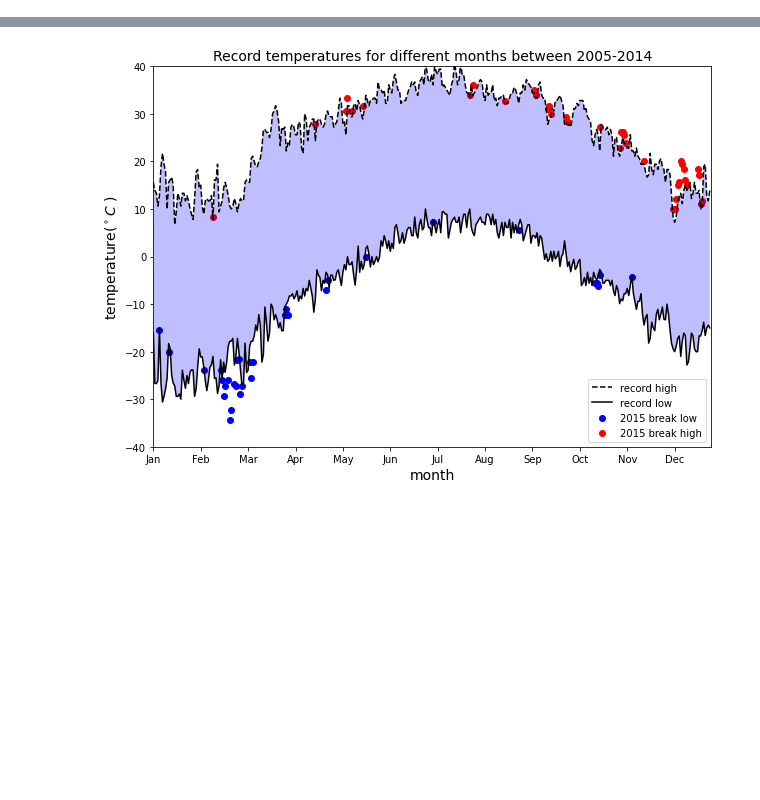
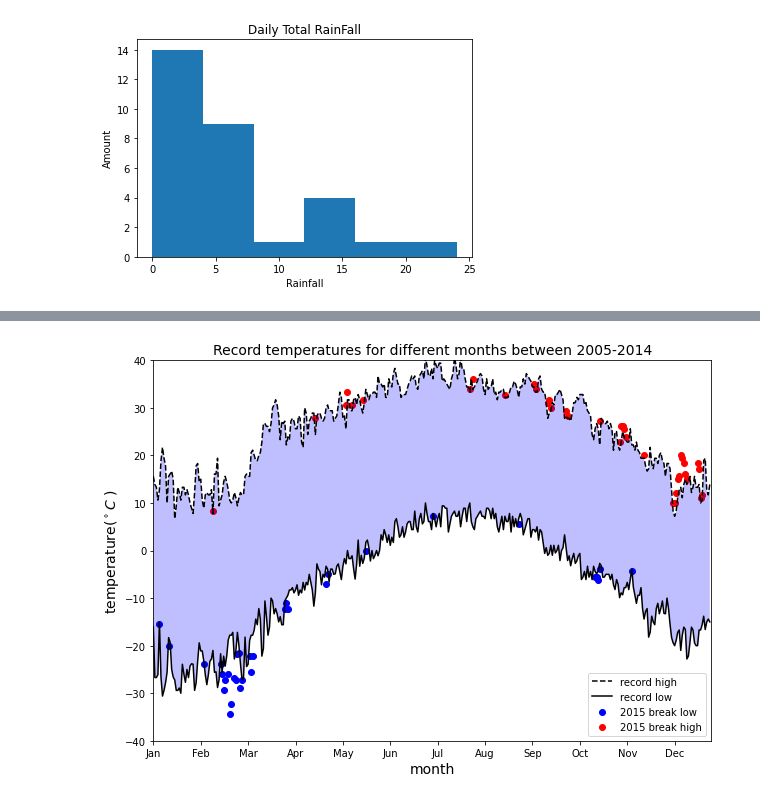
Before and after one commit to junwei567/coding_notes, a Jupyter notebook: Matplotlib/LearnMatplotlib.ipynb, the cells around one changed output, grey strips where cells are left out. Drawn from its saved outputs; the diff is of its cells as text; code cells hidden in the pictures; blank space fills up the shorter version.

```diff
--- a/Matplotlib/LearnMatplotlib.ipynb
+++ b/Matplotlib/LearnMatplotlib.ipynb
@@ -24,0 +25,40 @@ df.head()
+# %%
+daily_total_rainfall = [ 0.2,
+7.8,
+0.4,
+3.4,
+0.4,
+3.8,
+12,
+5.4,
+1.6,
+0,
+0.8,
+12.4,
+2.4,
+2,
+4.6,
+0.8,
+18.4,
+7.4,
+20.6,
+4,
+13.2,
+2,
+4,
+0,
+4.8,
+14.4,
+9.6,
+0,
+5.6,
+7.6 ]
+
+plt.hist(daily_total_rainfall,bins=[0,4,8,12,16,20,24])
+plt.xlabel("Rainfall")
+plt.ylabel("Amount")
+#plt.style.use('ggplot')
+plt.title("Daily Total RainFall")
+plt.show()
+# %% [output]
+[figure, added]
```
Also changed, not shown: parts of 4 cells of this notebook.
